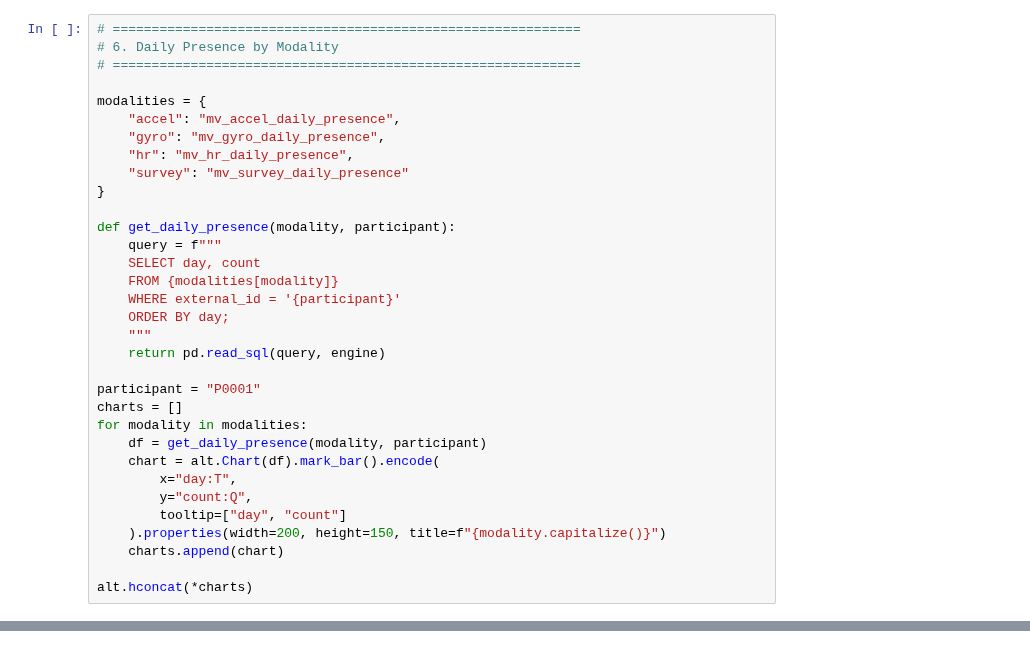
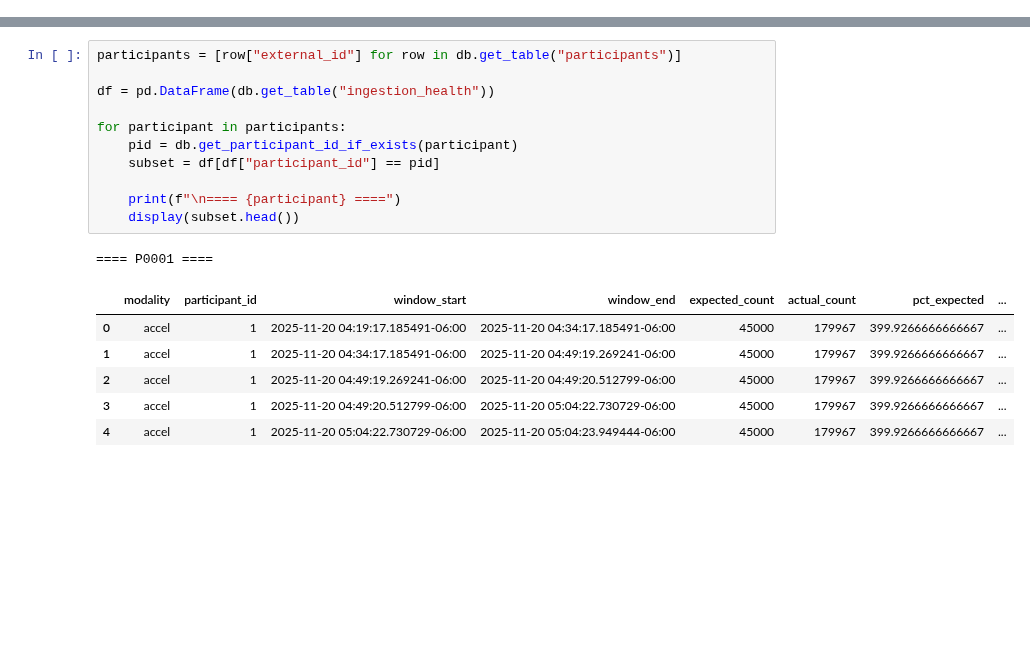
Before and after one commit to hcesc-uiuc/SpineSurgeryAI, a Jupyter notebook: backend/app/notebooks/compliance_tracking.ipynb, the cells around one changed output, grey strips where cells are left out. Saved outputs shown, nothing was run; the diff lists cells and outputs as text; blank space fills up the shorter version.

```diff
--- a/backend/app/notebooks/compliance_tracking.ipynb
+++ b/backend/app/notebooks/compliance_tracking.ipynb
@@ -66,33 +63,0 @@ heatmap
-# %%
-# ============================================================
-# 6. Daily Presence by Modality
-# ============================================================
-
-modalities = {
-    "accel": "mv_accel_daily_presence",
-    "gyro": "mv_gyro_daily_presence",
-    "hr": "mv_hr_daily_presence",
-    "survey": "mv_survey_daily_presence"
-}
-
-def get_daily_presence(modality, participant):
-    query = f"""
-    SELECT day, count
-    FROM {modalities[modality]}
-    WHERE external_id = '{participant}'
-    ORDER BY day;
-    """
-    return pd.read_sql(query, engine)
-
-participant = "P0001"
-charts = []
-for modality in modalities:
-    df = get_daily_presence(modality, participant)
-    chart = alt.Chart(df).mark_bar().encode(
-        x="day:T",
-        y="count:Q",
-        tooltip=["day", "count"]
-    ).properties(width=200, height=150, title=f"{modality.capitalize()}")
-    charts.append(chart)
-
-alt.hconcat(*charts)
@@ -105,0 +64,19 @@ print("Exported compliance summary to compliance_summary.csv")
+# %%
+participants = [row["external_id"] for row in db.get_table("participants")]
+
+df = pd.DataFrame(db.get_table("ingestion_health"))
+
+for participant in participants:
+    pid = db.get_participant_id_if_exists(participant)
+    subset = df[df["participant_id"] == pid]
+
+    print(f"\n==== {participant} ====")
+    display(subset.head())
+# %% [output]
+==== P0001 ====
+|  | modality | participant_id | window_start | window_end | expected_count | actual_count | pct_expected | ... |
+| 0 | accel | 1 | 2025-11-20 04:19:17.185491-06:00 | 2025-11-20 04:34:17.185491-06:00 | 45000 | 179967 | 399.9266666666667 | ... |
+| 1 | accel | 1 | 2025-11-20 04:34:17.185491-06:00 | 2025-11-20 04:49:19.269241-06:00 | 45000 | 179967 | 399.9266666666667 | ... |
+| 2 | accel | 1 | 2025-11-20 04:49:19.269241-06:00 | 2025-11-20 04:49:20.512799-06:00 | 45000 | 179967 | 399.9266666666667 | ... |
+| 3 | accel | 1 | 2025-11-20 04:49:20.512799-06:00 | 2025-11-20 05:04:22.730729-06:00 | 45000 | 179967 | 399.9266666666667 | ... |
+| 4 | accel | 1 | 2025-11-20 05:04:22.730729-06:00 | 2025-11-20 05:04:23.949444-06:00 | 45000 | 179967 | 399.9266666666667 | ... |
```
Also changed, not shown: parts of 9 cells of this notebook, 33 other files.
